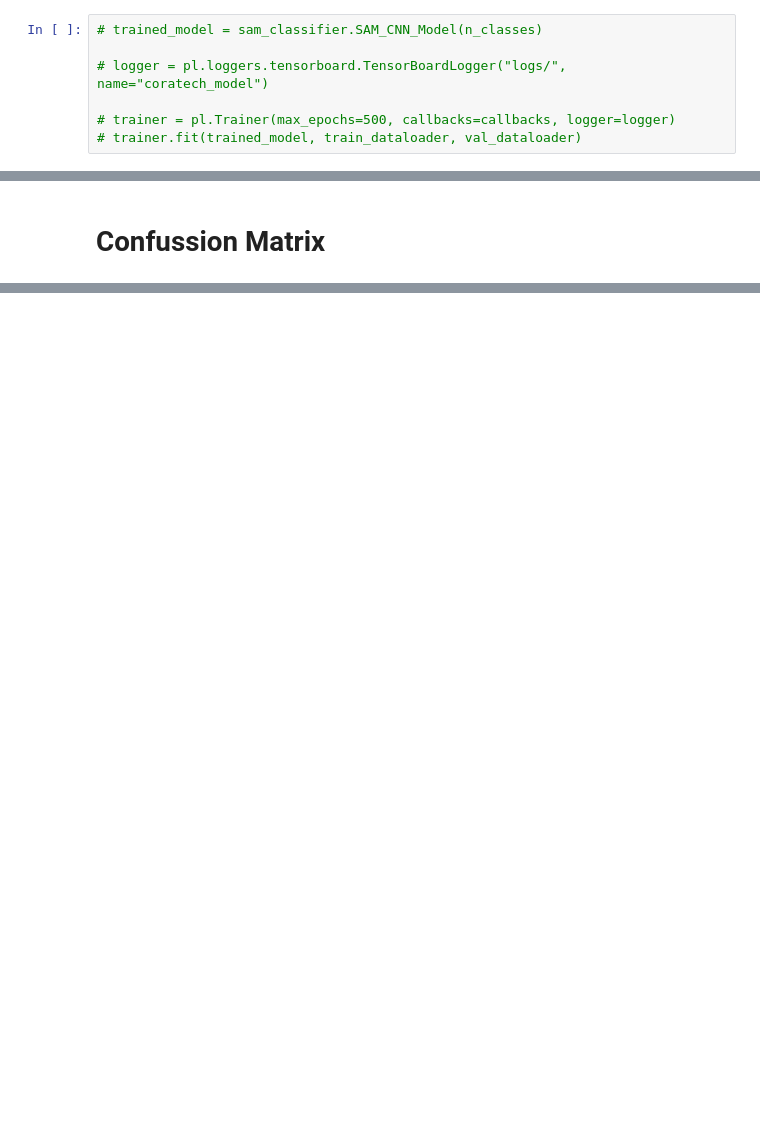
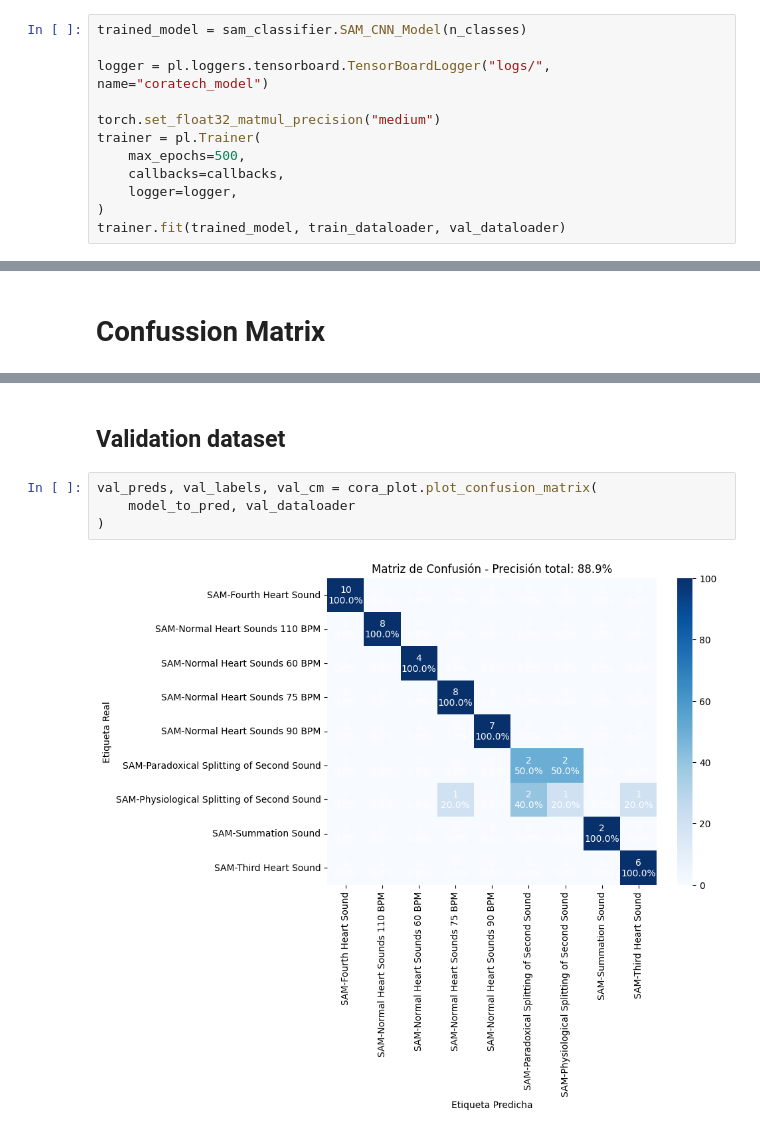
Before and after one commit to Afroefras/sam_classifier, a Jupyter notebook: train_sam_classifier.ipynb, the cells around one changed output, grey strips where cells are left out. Drawn from its saved outputs; the diff is of its cells as text; blank space fills up the shorter version.

```diff
--- a/train_sam_classifier.ipynb
+++ b/train_sam_classifier.ipynb
@@ -260,8 +281,13 @@ Tamaño de la entrada: 12000
 Tamaño de la salida: 9
 # %%
-# trained_model = sam_classifier.SAM_CNN_Model(n_classes)
+trained_model = sam_classifier.SAM_CNN_Model(n_classes)
 
-# logger = pl.loggers.tensorboard.TensorBoardLogger("logs/", name="coratech_model")
+logger = pl.loggers.tensorboard.TensorBoardLogger("logs/", name="coratech_model")
 
-# trainer = pl.Trainer(max_epochs=500, callbacks=callbacks, logger=logger)
-# trainer.fit(trained_model, train_dataloader, val_dataloader)
+torch.set_float32_matmul_precision("medium")
+trainer = pl.Trainer(
+    max_epochs=500,
+    callbacks=callbacks,
+    logger=logger,
+)
+trainer.fit(trained_model, train_dataloader, val_dataloader)
@@ -356,0 +406,8 @@ preds, labels, cm = cora_plot.plot_confusion_matrix(model_to_pred, test_dataload
+# %% [markdown]
+## Validation dataset
+# %%
+val_preds, val_labels, val_cm = cora_plot.plot_confusion_matrix(
+    model_to_pred, val_dataloader
+)
+# %% [output]
+[figure, added]
```
Also changed, not shown: parts of 18 cells of this notebook, 4 other files.
